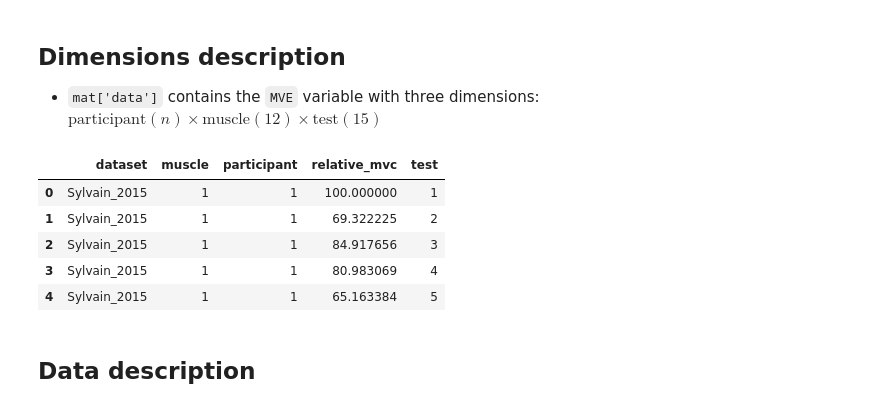
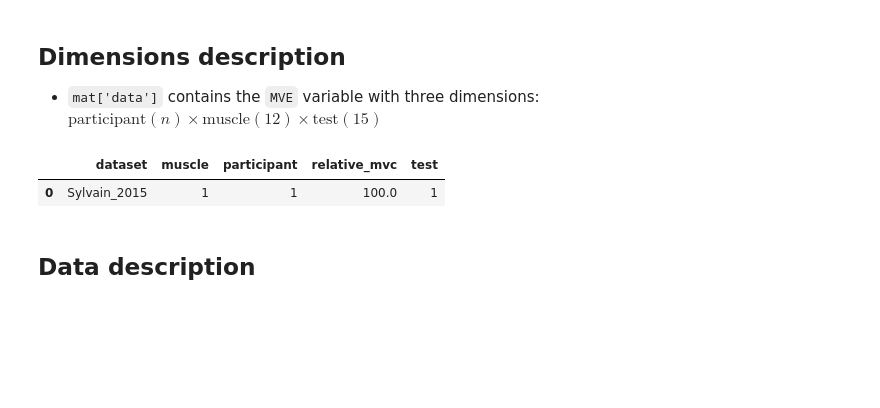
Before and after one commit to romainmartinez/mvc, a Jupyter notebook: 00_exploration.ipynb, the cells around one changed output. Saved outputs shown, nothing was run; the diff lists cells and outputs as text; code cells hidden in the pictures; blank space fills up the shorter version.

```diff
--- a/00_exploration.ipynb
+++ b/00_exploration.ipynb
@@ -62,21 +65,17 @@ for idataset in list(mat.keys()):
 # %%
 # lists to single dataframe
 df = pd.DataFrame({
     'participant': participants,
     'dataset': datasets,
     'muscle': muscles,
     'test': tests,
     'relative_mvc': relative_mvc,
 }).dropna()
 
-df.head()
+df.head(1)
 # %% [output]
 |  | dataset | muscle | participant | relative_mvc | test |
-| 0 | Sylvain_2015 | 1 | 1 | 100.000000 | 1 |
-| 1 | Sylvain_2015 | 1 | 1 | 69.322225 | 2 |
-| 2 | Sylvain_2015 | 1 | 1 | 84.917656 | 3 |
-| 3 | Sylvain_2015 | 1 | 1 | 80.983069 | 4 |
-| 4 | Sylvain_2015 | 1 | 1 | 65.163384 | 5 |
+| 0 | Sylvain_2015 | 1 | 1 | 100.0 | 1 |
 # %% [markdown]
 ## Data description
 # %%
```
Also changed, not shown: parts of 6 cells of this notebook.
